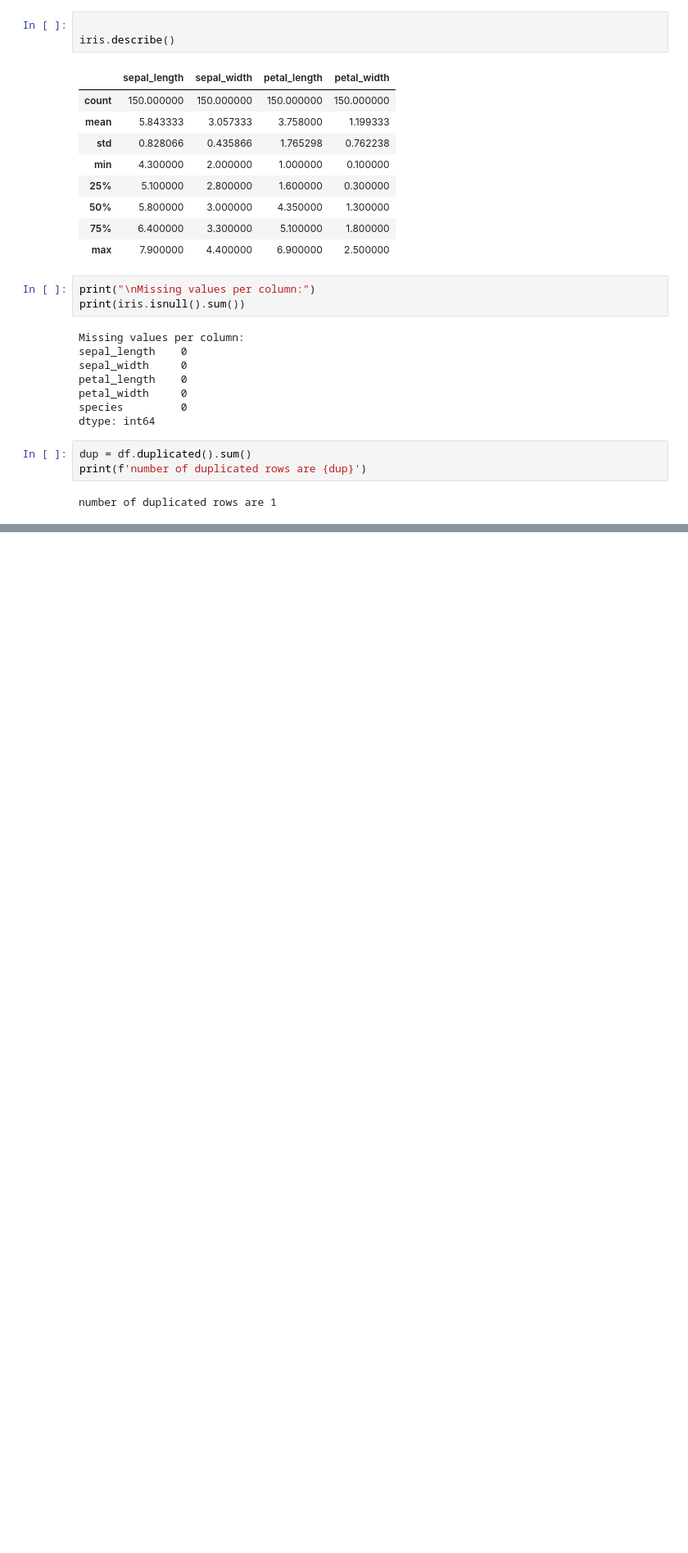
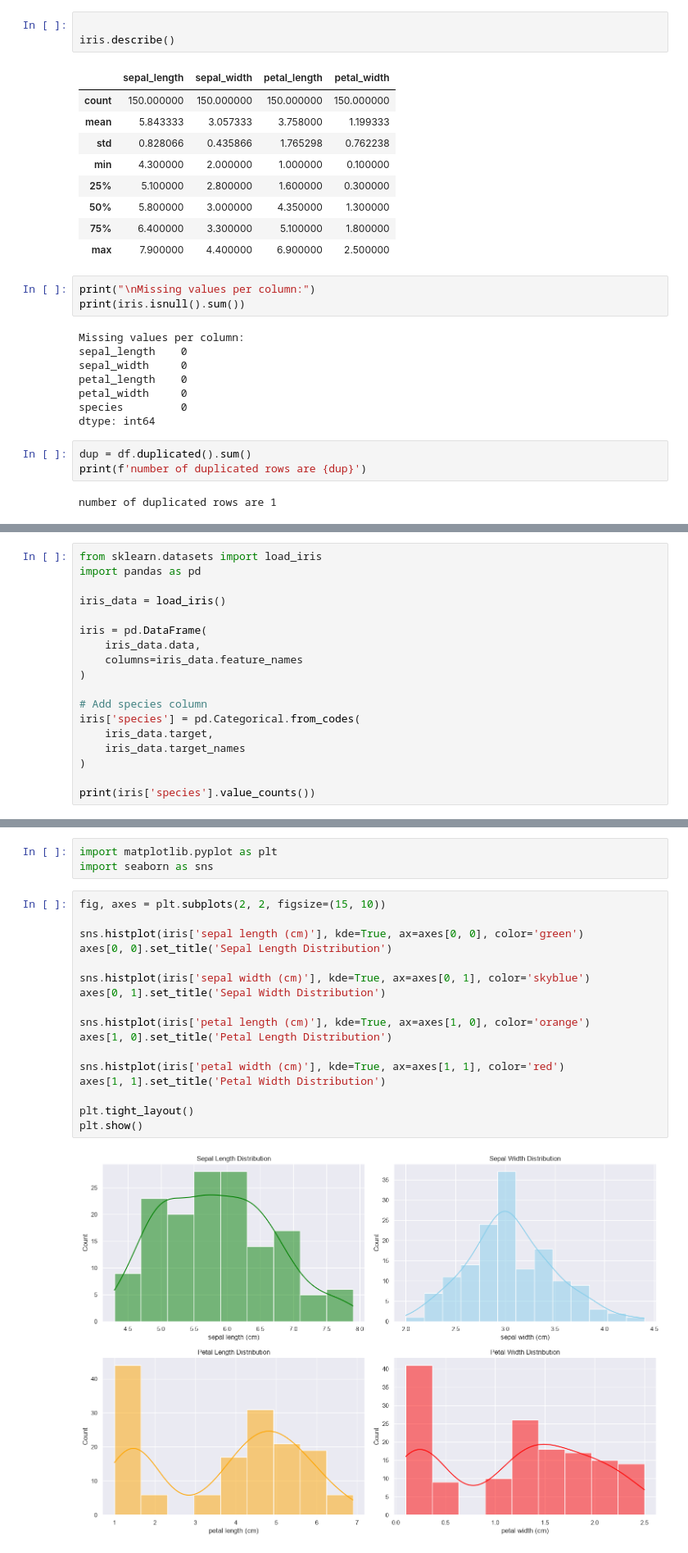
Before and after one commit to nanda8075/Nanda, a Jupyter notebook: eda.ipynb, the cells around one changed output, grey strips where cells are left out. Shown at 82% size. Drawn from its saved outputs; the diff is of its cells as text; blank space fills up the shorter version.

```diff
--- a/eda.ipynb
+++ b/eda.ipynb
@@ -315,0 +375,18 @@ AttributeError: 'DataFrame' object has no attribute 'Species'
+# %%
+from sklearn.datasets import load_iris
+import pandas as pd
+
+iris_data = load_iris()
+
+iris = pd.DataFrame(
+    iris_data.data,
+    columns=iris_data.feature_names
+)
+
+# Add species column
+iris['species'] = pd.Categorical.from_codes(
+    iris_data.target,
+    iris_data.target_names
+)
+
+print(iris['species'].value_counts())
@@ -315,0 +399,22 @@ AttributeError: 'DataFrame' object has no attribute 'Species'
+# %%
+import matplotlib.pyplot as plt
+import seaborn as sns
+# %%
+fig, axes = plt.subplots(2, 2, figsize=(15, 10))
+
+sns.histplot(iris['sepal length (cm)'], kde=True, ax=axes[0, 0], color='green')
+axes[0, 0].set_title('Sepal Length Distribution')
+
+sns.histplot(iris['sepal width (cm)'], kde=True, ax=axes[0, 1], color='skyblue')
+axes[0, 1].set_title('Sepal Width Distribution')
+
+sns.histplot(iris['petal length (cm)'], kde=True, ax=axes[1, 0], color='orange')
+axes[1, 0].set_title('Petal Length Distribution')
+
+sns.histplot(iris['petal width (cm)'], kde=True, ax=axes[1, 1], color='red')
+axes[1, 1].set_title('Petal Width Distribution')
+
+plt.tight_layout()
+plt.show()
+# %% [output]
+[figure, added]
```
Also changed, not shown: parts of 53 cells of this notebook.
